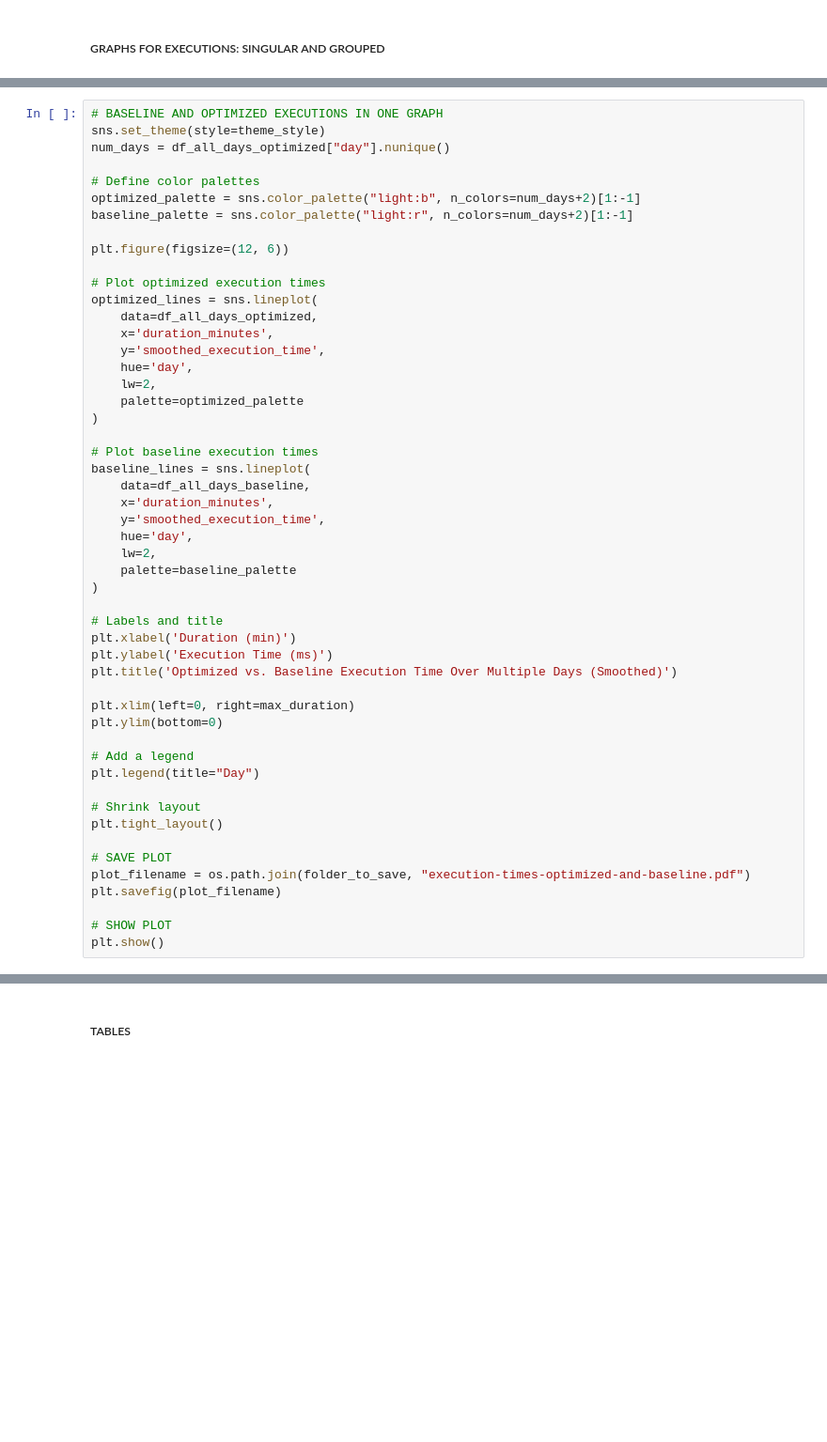
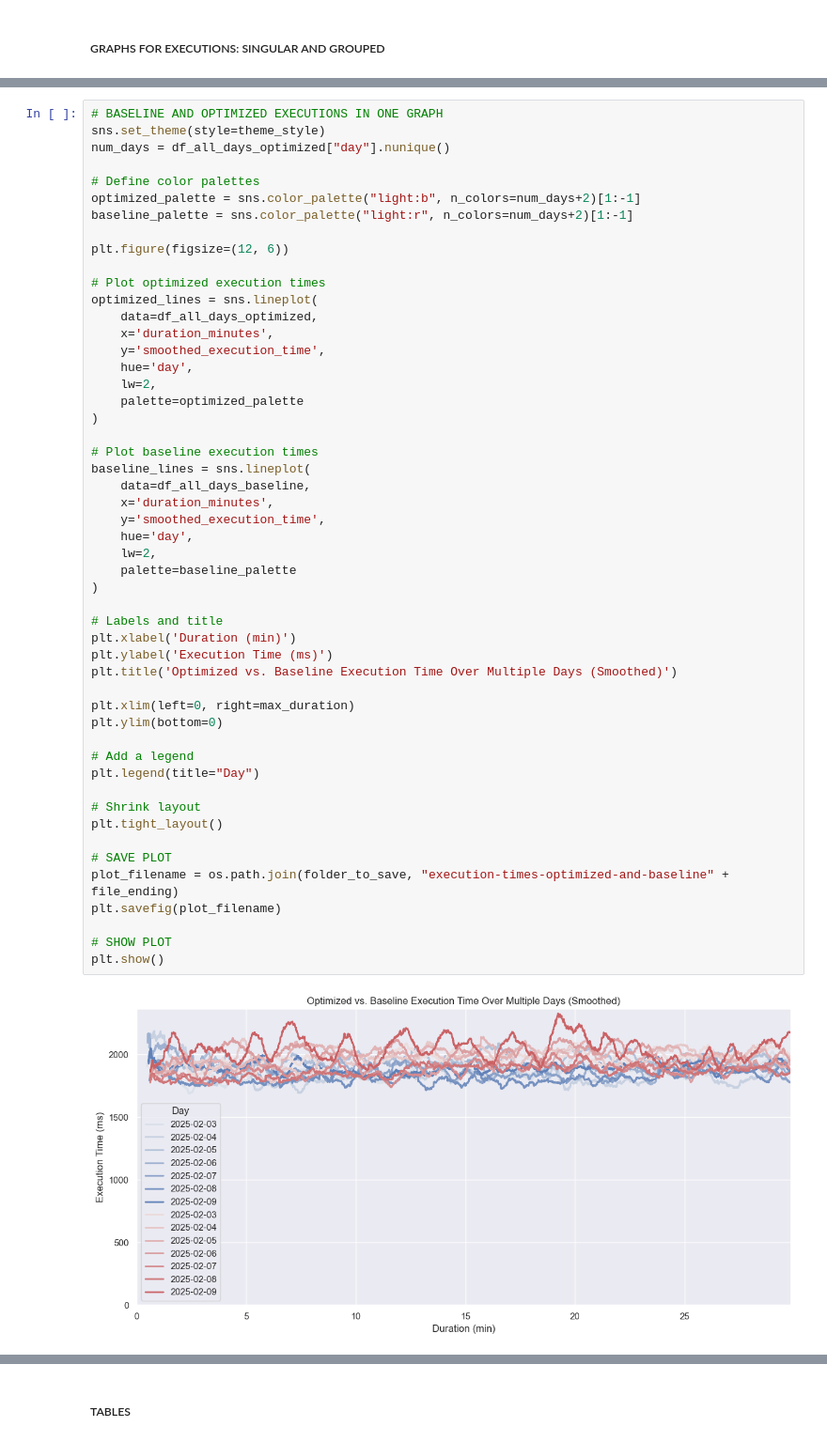
Before and after one commit to nilshoeller/minos, a Jupyter notebook: jupyter/workflow-2.ipynb, the cells around one changed output, grey strips where cells are left out. Shown at 94% size. Saved outputs shown, nothing was run; the diff lists cells and outputs as text; blank space fills up the shorter version.

```diff
--- a/jupyter/workflow-2.ipynb
+++ b/jupyter/workflow-2.ipynb
@@ -378,34 +384,36 @@ optimized_lines = sns.lineplot(
 
 # Plot baseline execution times
 baseline_lines = sns.lineplot(
     data=df_all_days_baseline,
     x='duration_minutes',
     y='smoothed_execution_time',
     hue='day',
     lw=2,
     palette=baseline_palette
 )
 
 # Labels and title
 plt.xlabel('Duration (min)')
 plt.ylabel('Execution Time (ms)')
 plt.title('Optimized vs. Baseline Execution Time Over Multiple Days (Smoothed)')
 
 plt.xlim(left=0, right=max_duration)
 plt.ylim(bottom=0)
 
 # Add a legend
 plt.legend(title="Day")
 
 # Shrink layout
 plt.tight_layout()
 
 # SAVE PLOT
-plot_filename = os.path.join(folder_to_save, "execution-times-optimized-and-baseline.pdf")
+plot_filename = os.path.join(folder_to_save, "execution-times-optimized-and-baseline" + file_ending)
 plt.savefig(plot_filename)
 
 # SHOW PLOT
 plt.show()
+# %% [output]
+[figure, added]
 # %%
 # GROUPED OPTIMIZED RESULTS WITH ERROR BAND
 
```
Also changed, not shown: parts of 22 cells of this notebook, 38 other files.
